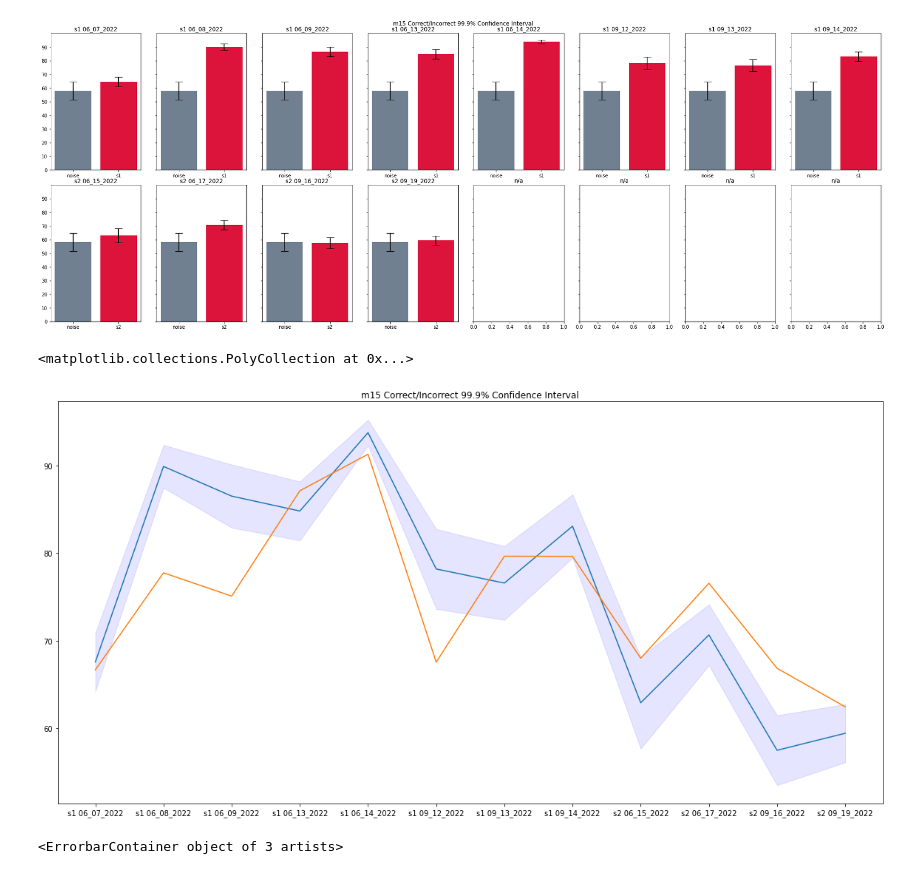
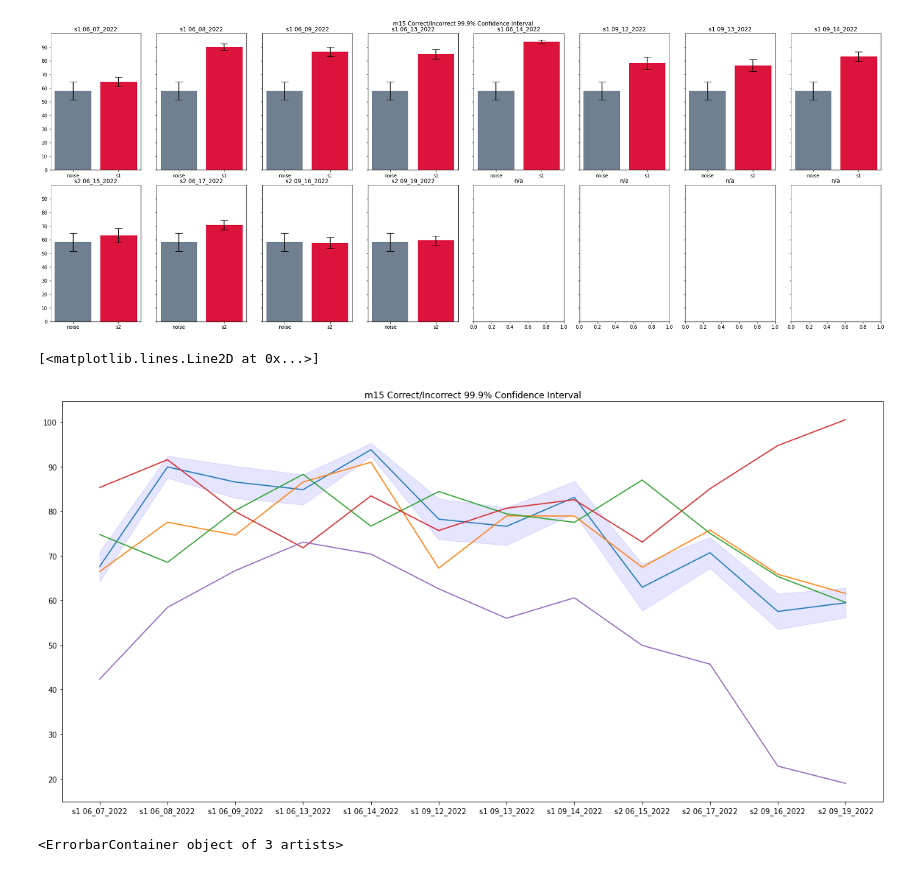
Before and after one commit to anthony0913/behavior-decoder, a Jupyter notebook: graphs.ipynb, the cells around one changed output. Saved outputs shown, nothing was run; the diff lists cells and outputs as text; code cells hidden in the pictures.

```diff
--- a/graphs.ipynb
+++ b/graphs.ipynb
@@ -40,8 +40,9 @@ def get_acc(path, all=True, clean=False, init=False):
     num, den = 0,0
     with open(path) as csvfile:
         reader = csv.reader(csvfile, delimiter = ",")
-    for row in reader:
-        den+=1
-        if (all or (clean and not init and row[4]=="clean") or (not clean and init and row[1]=="INIT") or (clean and init and row[4]=="clean" and row[1]=="INIT")) and row[3]=="correct": num+=1
+        for row in reader:
+            den+=1
+            if (all or (clean and not init and row[4]=="clean") or (not clean and init and row[1]=="INIT") or (clean and init and row[4]=="clean" and row[1]=="INIT")) and row[3]=="correct": num+=1
+    return num/den
 
 get_accs = np.vectorize(get_acc)
@@ -207,28 +210,53 @@ plot(1,7,"n/a",0,0)
 # %%
 trials = ["s1 06_07_2022","s1 06_08_2022","s1 06_09_2022","s1 06_13_2022","s1 06_14_2022",
           "s1 09_12_2022","s1 09_13_2022","s1 09_14_2022","s2 06_15_2022","s2 06_17_2022",
           "s2 09_16_2022","s2 09_19_2022"]
 accs = [67.5556,89.8929,86.5000,84.8000,93.7500,78.1818,76.5714,83.0667,62.9000,70.6500,
         57.4762,59.4167]
 stdevs = [10.1243,7.4247,10.9560,10.2294,4.4651,13.8740,12.8037,10.9747,15.9374,10.5682,
           12.1166,10.1057]
 errs = confs(stdevs)
 '''
 plt.figure(figsize=(20,10))
 plt.errorbar(trials, accs, yerr=confs(stdevs),capsize=legs)
 '''
 fig,ax = plt.subplots(figsize=(20,10))
 ax.set_title("m15 Correct/Incorrect 99.9% Confidence Interval")
-ax.plot(trials,accs)
+
+
+paths = ["/content/drive/MyDrive/CalciumImaging_Lur のコピー/mice_datasets/m15n/s1/06_07_2022___09_56_19/trial_parameters_06_07_2022___09_56_19.csv",
+         "/content/drive/MyDrive/CalciumImaging_Lur のコピー/mice_datasets/m15n/s1/06_08_2022___10_33_27/trial_parameters_06_08_2022___10_33_27.csv",
+         "/content/drive/MyDrive/CalciumImaging_Lur のコピー/mice_datasets/m15n/s1/06_09_2022___10_46_33/trial_parameters_06_09_2022___10_46_33.csv",
+         "/content/drive/MyDrive/CalciumImaging_Lur のコピー/mice_datasets/m15n/s1/06_13_2022___12_16_24/trial_parameters_06_13_2022___12_16_24.csv",
+         "/content/drive/MyDrive/CalciumImaging_Lur のコピー/mice_datasets/m15n/s1/06_14_2022___11_32_27/trial_parameters_06_14_2022___11_32_27.csv",
+         "/content/drive/MyDrive/CalciumImaging_Lur のコピー/mice_datasets/m15n/s1/09_12_2022___11_59_23/trial_parameters_09_12_2022___11_59_23.csv",
+         "/content/drive/MyDrive/CalciumImaging_Lur のコピー/mice_datasets/m15n/s1/09_13_2022___15_07_02/trial_parameters_09_13_2022___15_07_02.csv",
+         "/content/drive/MyDrive/CalciumImaging_Lur のコピー/mice_datasets/m15n/s1/09_14_2022___13_49_35/trial_parameters_09_14_2022___13_49_35.csv",
+         "/content/drive/MyDrive/CalciumImaging_Lur のコピー/mice_datasets/m15n/s2/06_15_2022___12_52_13/trial_parameters_06_15_2022___12_52_13.csv",
+         "/content/drive/MyDrive/CalciumImaging_Lur のコピー/mice_datasets/m15n/s2/06_17_2022___12_11_05/trial_parameters_06_17_2022___12_11_05.csv",
+         "/content/drive/MyDrive/CalciumImaging_Lur のコピー/mice_datasets/m15n/s2/09_16_2022___13_58_41/trial_parameters_09_16_2022___13_58_41.csv",
+         "/content/drive/MyDrive/CalciumImaging_Lur のコピー/mice_datasets/m15n/s2/09_19_2022___11_33_25/trial_parameters_09_19_2022___11_33_25.csv"]
+
+
 
 test = [66.66666666666666,77.74193548387098,75.08196721311475,87.10801393728222,91.28787878787878,
         67.5392670157068,79.63800904977376,79.62085308056872,
         67.98245614035088,76.55677655677655,66.83937823834198,62.43654822335025]
-ax.plot(trials, test)
+
+ax.plot(trials, accs)
+#ax.plot(trials, test)
+ax.plot(trials, 100*get_accs(paths))
+#ax.plot(trials, 100*get_accs(paths,all=False,clean=True))
+ax.plot(trials, 100-100*get_accs(paths,all=False,clean=True))
+ax.plot(trials, 60+100*get_accs(paths,all=False,clean=True))
+
 ax.fill_between(trials, (accs-errs), (accs+errs), color="b", alpha=.1)
+
+ax.plot(trials, accs-100*get_accs(paths,all=False,clean=True))
+#ax.plot(trials, np.abs(accs-100*get_accs(paths)))
 # %% [output]
-<matplotlib.collections.PolyCollection at 0x...>
+[<matplotlib.lines.Line2D at 0x...>]
-[figure, old version]
+[figure, new version]
 # %%
 trials = ["a","b","c"]
 accs = [57.1923, 60, 56]
```
Also changed, not shown: parts of 2 cells of this notebook.
